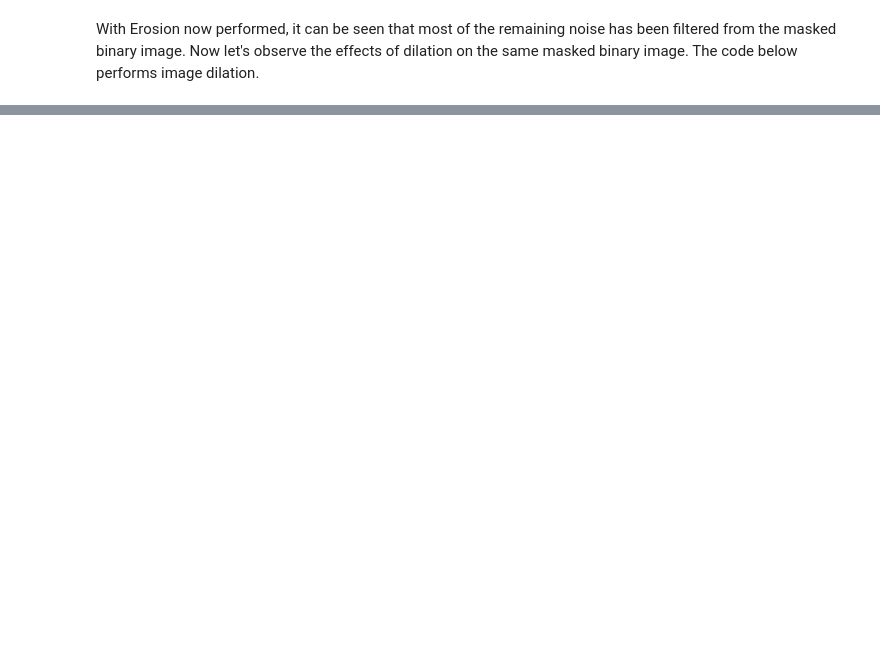
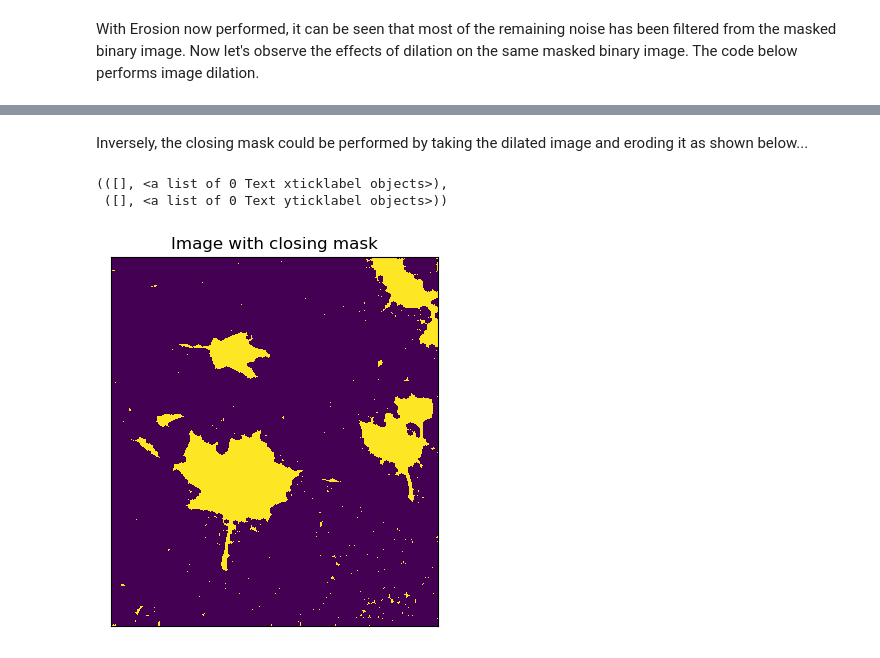
Before and after one commit to Neelxm10/cv-lab3, a Jupyter notebook: cv-lab3.ipynb, the cells around one changed output, grey strips where cells are left out. Saved outputs shown, nothing was run; the diff lists cells and outputs as text; code cells hidden in the pictures; blank space fills up the shorter version.

```diff
--- a/cv-lab3.ipynb
+++ b/cv-lab3.ipynb
@@ -100,0 +119,10 @@ plt.xticks([]), plt.yticks([])
+# %% [markdown]
+Inversely, the closing mask could be performed by taking the dilated image and eroding it as shown below...
+# %%
+closing_manual = cv2.erode(dilated, disc)
+plt.imshow(closing_manual), plt.title("Image with closing mask")
+plt.xticks([]), plt.yticks([])
+# %% [output]
+(([], <a list of 0 Text xticklabel objects>),
+ ([], <a list of 0 Text yticklabel objects>))
+[figure, added]
```
Also changed, not shown: parts of 12 cells of this notebook.
